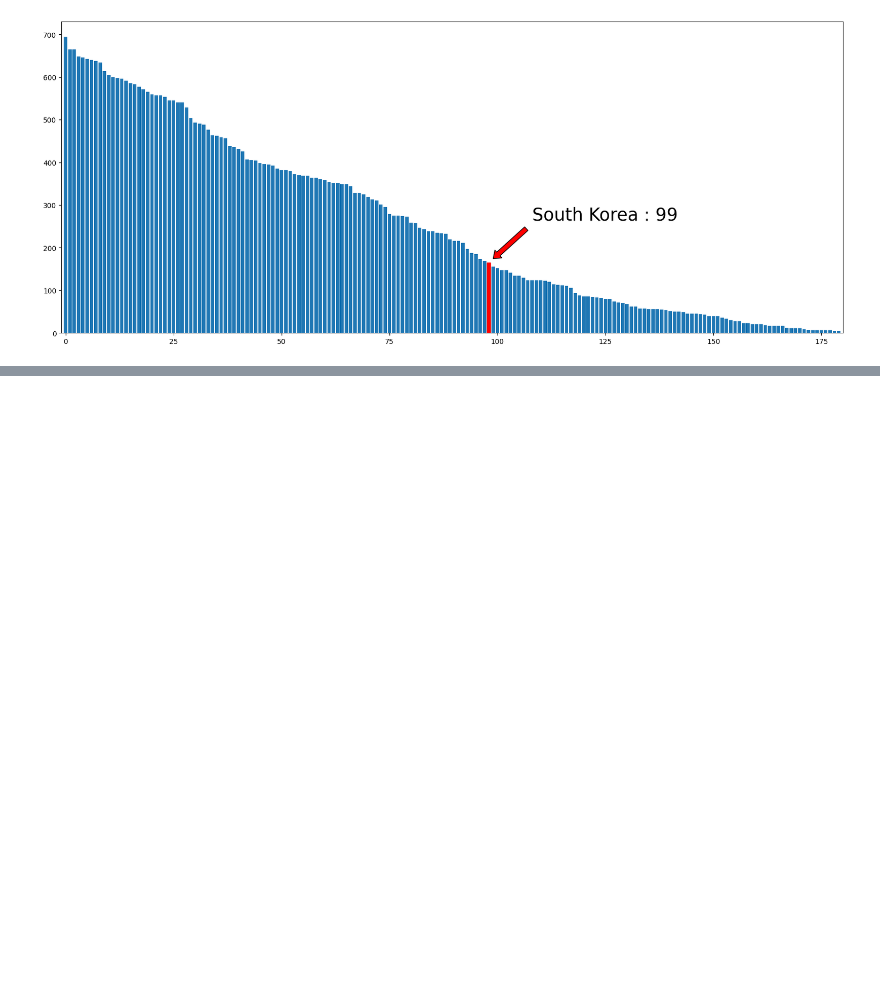
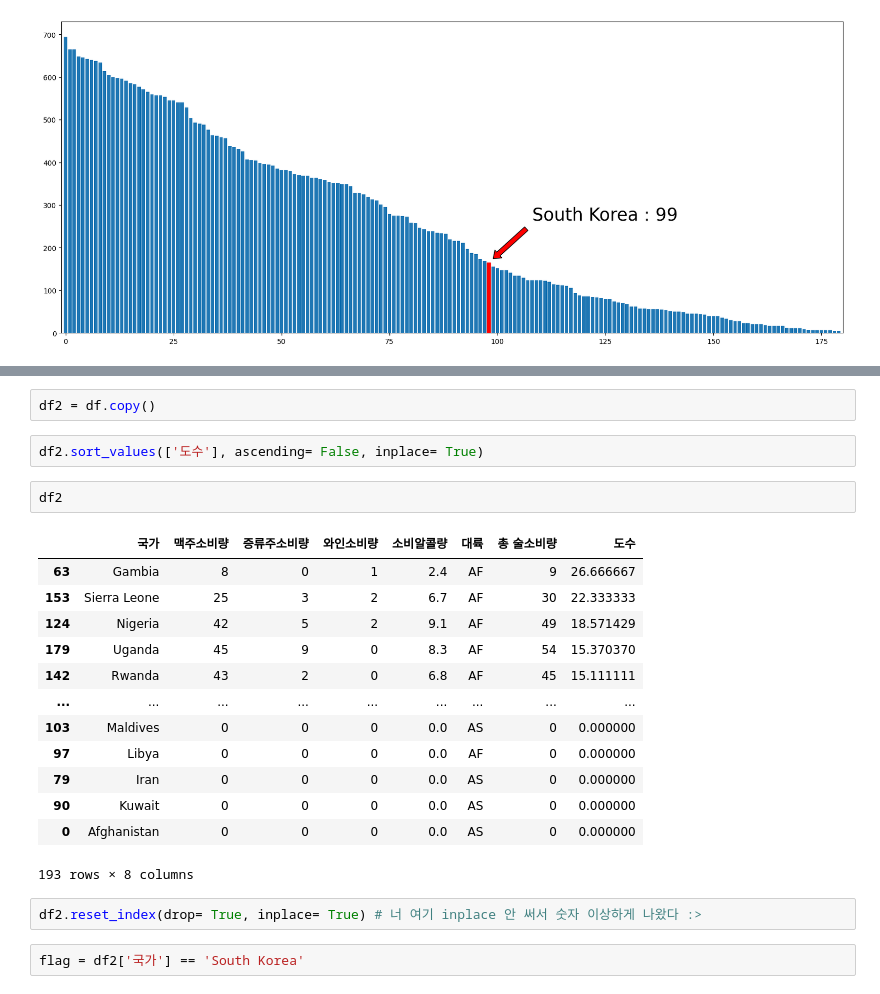
Before and after one commit to do-po/test_1, a Jupyter notebook: Python/24_03_25/drinks.ipynb, the cells around one changed output, grey strips where cells are left out. Saved outputs shown, nothing was run; the diff lists cells and outputs as text; blank space fills up the shorter version.

```diff
--- a/Python/24_03_25/drinks.ipynb
+++ b/Python/24_03_25/drinks.ipynb
@@ -261,0 +265,24 @@ plt.show()
+# %%
+df2 = df.copy()
+# %%
+df2.sort_values(['도수'], ascending= False, inplace= True)
+# %%
+df2
+# %% [output]
+|  | 국가 | 맥주소비량 | 증류주소비량 | 와인소비량 | 소비알콜량 | 대륙 | 총 술소비량 | 도수 |
+| 63 | Gambia | 8 | 0 | 1 | 2.4 | AF | 9 | 26.666667 |
+| 153 | Sierra Leone | 25 | 3 | 2 | 6.7 | AF | 30 | 22.333333 |
+| 124 | Nigeria | 42 | 5 | 2 | 9.1 | AF | 49 | 18.571429 |
+| 179 | Uganda | 45 | 9 | 0 | 8.3 | AF | 54 | 15.370370 |
+| 142 | Rwanda | 43 | 2 | 0 | 6.8 | AF | 45 | 15.111111 |
+| ... | ... | ... | ... | ... | ... | ... | ... | ... |
+| 103 | Maldives | 0 | 0 | 0 | 0.0 | AS | 0 | 0.000000 |
+| 97 | Libya | 0 | 0 | 0 | 0.0 | AF | 0 | 0.000000 |
+| 79 | Iran | 0 | 0 | 0 | 0.0 | AS | 0 | 0.000000 |
+| 90 | Kuwait | 0 | 0 | 0 | 0.0 | AS | 0 | 0.000000 |
+| 0 | Afghanistan | 0 | 0 | 0 | 0.0 | AS | 0 | 0.000000 |
+193 rows × 8 columns
+# %%
+df2.reset_index(drop= True, inplace= True) # 너 여기 inplace 안 써서 숫자 이상하게 나왔다 :>
+# %%
+flag = df2['국가'] == 'South Korea'
```
Also changed, not shown: parts of 7 cells of this notebook.
